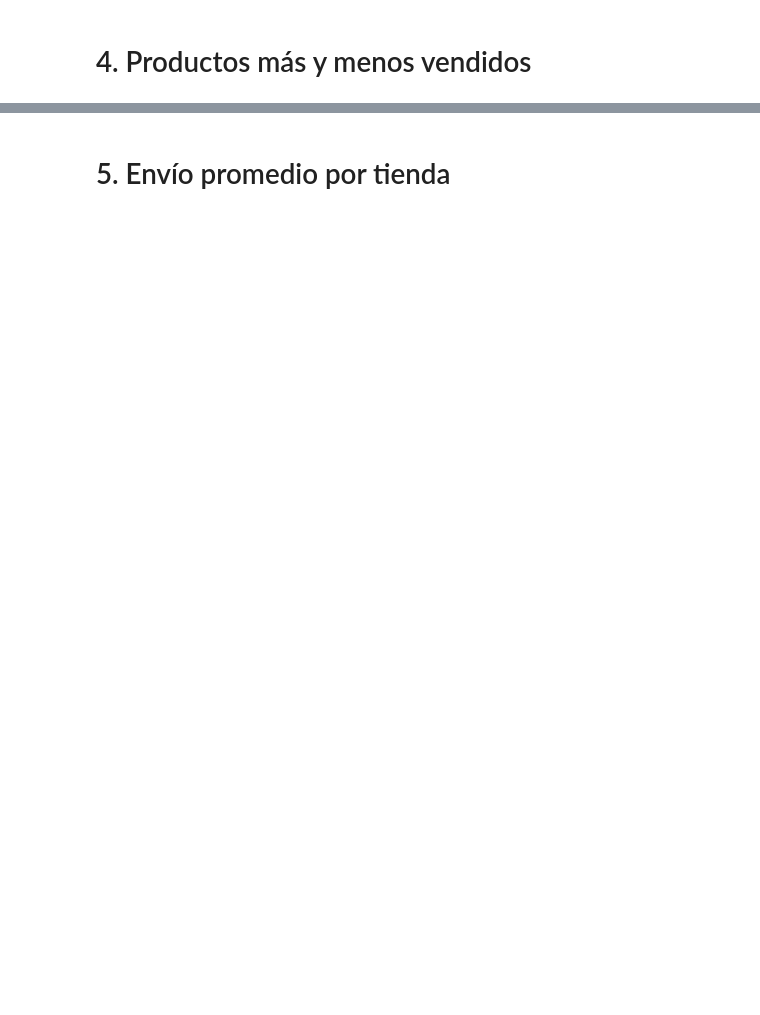
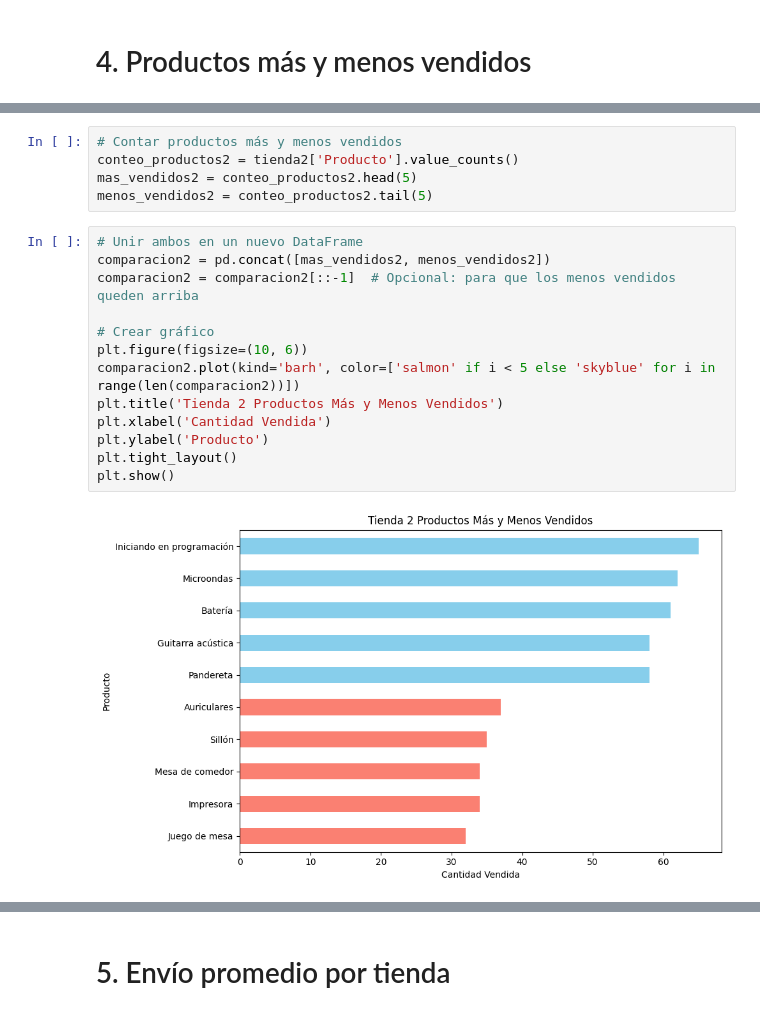
Before and after one commit to robertocraviotto/Challenge-ONE-Data-Science_1, a Jupyter notebook: AluraStoreLatam.ipynb, the cells around one changed output, grey strips where cells are left out. Drawn from its saved outputs; the diff is of its cells as text; blank space fills up the shorter version.

```diff
--- a/AluraStoreLatam.ipynb
+++ b/AluraStoreLatam.ipynb
@@ -385,0 +531,20 @@ Todas las tiendas deberían evaluar oportunidades en Instrumentos musicales, ya
+# %%
+# Contar productos más y menos vendidos
+conteo_productos2 = tienda2['Producto'].value_counts()
+mas_vendidos2 = conteo_productos2.head(5)
+menos_vendidos2 = conteo_productos2.tail(5)
+# %%
+# Unir ambos en un nuevo DataFrame
+comparacion2 = pd.concat([mas_vendidos2, menos_vendidos2])
+comparacion2 = comparacion2[::-1]  # Opcional: para que los menos vendidos queden arriba
+
+# Crear gráfico
+plt.figure(figsize=(10, 6))
+comparacion2.plot(kind='barh', color=['salmon' if i < 5 else 'skyblue' for i in range(len(comparacion2))])
+plt.title('Tienda 2 Productos Más y Menos Vendidos')
+plt.xlabel('Cantidad Vendida')
+plt.ylabel('Producto')
+plt.tight_layout()
+plt.show()
+# %% [output]
+[figure, added]
```
Also changed, not shown: parts of 20 cells of this notebook.
